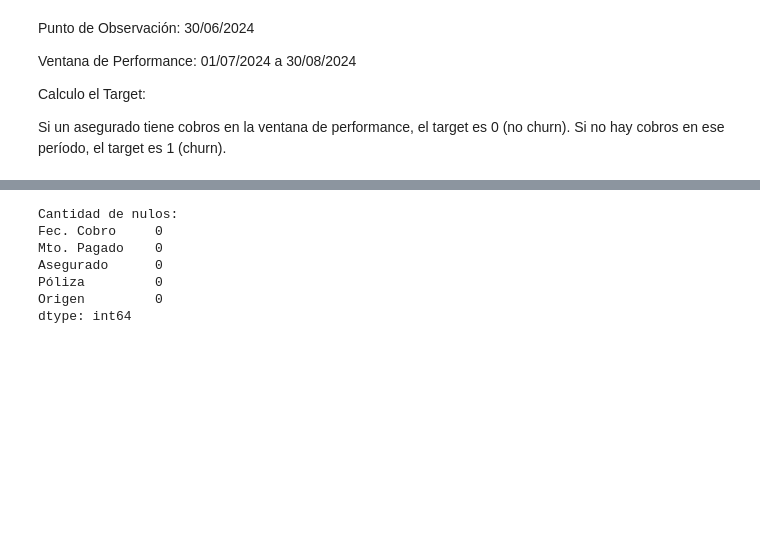
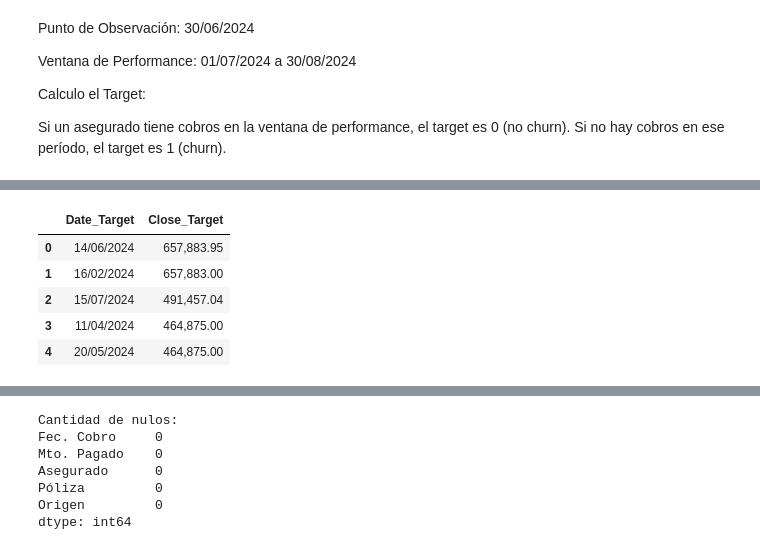
Before and after one commit to NicoPedrosa/data-science-61660, a Jupyter notebook: 1ER PREENTREGA/tabla-cobros.ipynb, the cells around one changed output, grey strips where cells are left out. Saved outputs shown, nothing was run; the diff lists cells and outputs as text; code cells hidden in the pictures; blank space fills up the shorter version.

```diff
--- a/1ER PREENTREGA/tabla-cobros.ipynb
+++ b/1ER PREENTREGA/tabla-cobros.ipynb
@@ -80,3 +80,14 @@ print(df.head())
 2         PAGOS LINK
 3  PAGO FACIL ONLINE
 4  PAGO FACIL ONLINE
+# %%
+df = pd.DataFrame(df_cobros[['Fec. Cobro','Mto. Pagado']])
+df.rename(columns={'Fec. Cobro': 'Date_Target','Mto. Pagado': 'Close_Target'}, inplace=True)
+df.head()
+# %% [output]
+|  | Date_Target | Close_Target |
+| 0 | 14/06/2024 | 657,883.95 |
+| 1 | 16/02/2024 | 657,883.00 |
+| 2 | 15/07/2024 | 491,457.04 |
+| 3 | 11/04/2024 | 464,875.00 |
+| 4 | 20/05/2024 | 464,875.00 |
```
Also changed, not shown: parts of 5 cells of this notebook.
